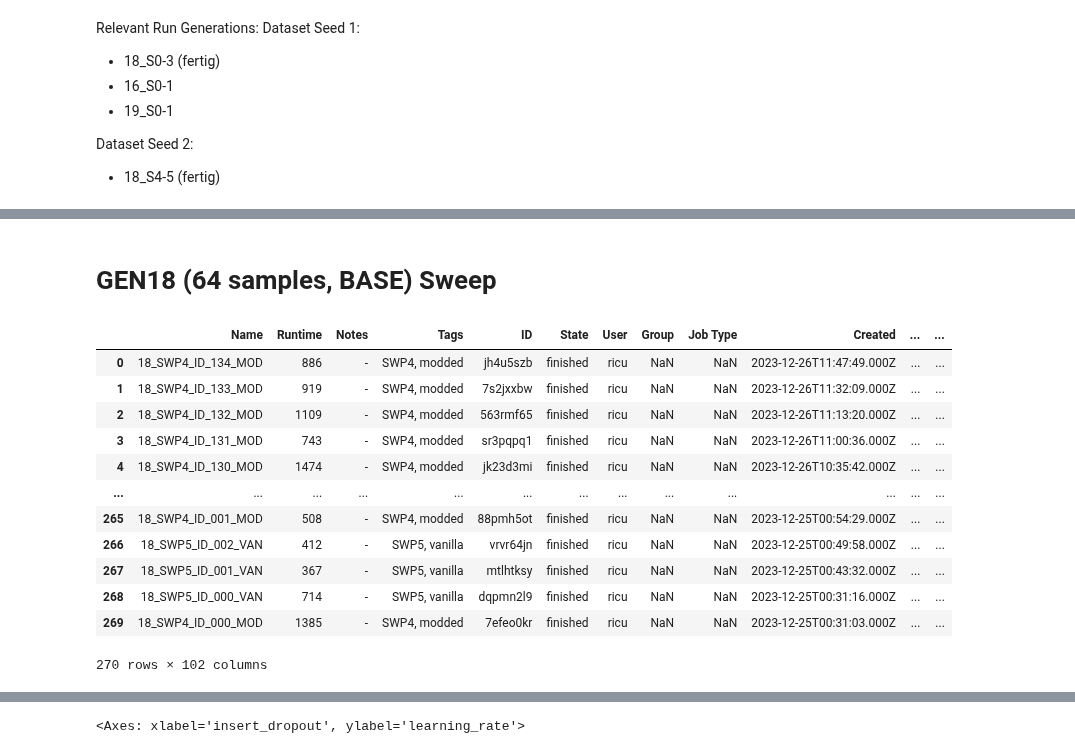
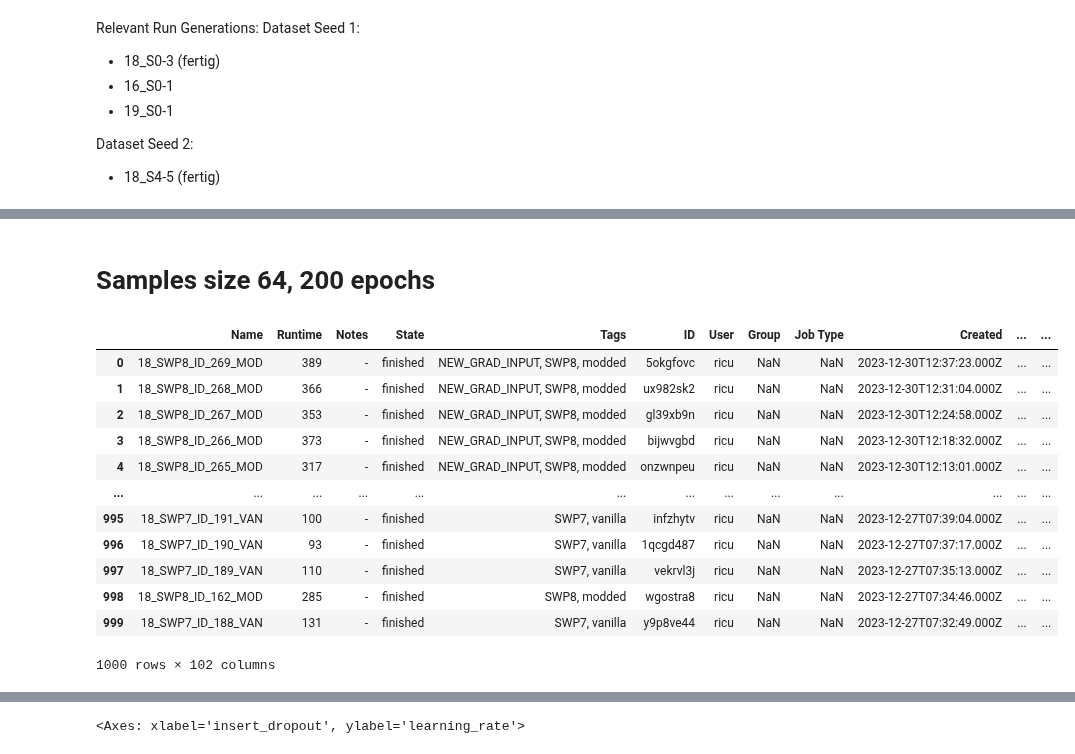
Before and after one commit to Ricu/fantastic-umbrella, a Jupyter notebook: notebooks/plotting_heatmaps.ipynb, the cells around one changed output, grey strips where cells are left out. Saved outputs shown, nothing was run; the diff lists cells and outputs as text; code cells hidden in the pictures.

```diff
--- a/notebooks/plotting_heatmaps.ipynb
+++ b/notebooks/plotting_heatmaps.ipynb
@@ -142,23 +138,23 @@ sns.heatmap(
     annot=True,
     fmt='.2f'
 )
-# %% [markdown]
-# GEN18 (64 samples, BASE) Sweep
+# %% [markdown]
+# Samples size 64, 200 epochs
 # %%
-loc = "18_sweep_qnli_dataset_2.csv"
+loc = "B_0064_sweeps_200various.csv"
 df = read_wandb_csv(loc)
 df
 # %% [output]
-|  | Name | Runtime | Notes | Tags | ID | State | User | Group | Job Type | Created | ... | ... |
-| 0 | 18_SWP4_ID_134_MOD | 886 | - | SWP4, modded | jh4u5szb | finished | ricu | NaN | NaN | 2023-12-26T11:47:49.000Z | ... | ... |
-| 1 | 18_SWP4_ID_133_MOD | 919 | - | SWP4, modded | 7s2jxxbw | finished | ricu | NaN | NaN | 2023-12-26T11:32:09.000Z | ... | ... |
-| 2 | 18_SWP4_ID_132_MOD | 1109 | - | SWP4, modded | 563rmf65 | finished | ricu | NaN | NaN | 2023-12-26T11:13:20.000Z | ... | ... |
-| 3 | 18_SWP4_ID_131_MOD | 743 | - | SWP4, modded | sr3pqpq1 | finished | ricu | NaN | NaN | 2023-12-26T11:00:36.000Z | ... | ... |
-| 4 | 18_SWP4_ID_130_MOD | 1474 | - | SWP4, modded | jk23d3mi | finished | ricu | NaN | NaN | 2023-12-26T10:35:42.000Z | ... | ... |
+|  | Name | Runtime | Notes | State | Tags | ID | User | Group | Job Type | Created | ... | ... |
+| 0 | 18_SWP8_ID_269_MOD | 389 | - | finished | NEW_GRAD_INPUT, SWP8, modded | 5okgfovc | ricu | NaN | NaN | 2023-12-30T12:37:23.000Z | ... | ... |
+| 1 | 18_SWP8_ID_268_MOD | 366 | - | finished | NEW_GRAD_INPUT, SWP8, modded | ux982sk2 | ricu | NaN | NaN | 2023-12-30T12:31:04.000Z | ... | ... |
+| 2 | 18_SWP8_ID_267_MOD | 353 | - | finished | NEW_GRAD_INPUT, SWP8, modded | gl39xb9n | ricu | NaN | NaN | 2023-12-30T12:24:58.000Z | ... | ... |
+| 3 | 18_SWP8_ID_266_MOD | 373 | - | finished | NEW_GRAD_INPUT, SWP8, modded | bijwvgbd | ricu | NaN | NaN | 2023-12-30T12:18:32.000Z | ... | ... |
+| 4 | 18_SWP8_ID_265_MOD | 317 | - | finished | NEW_GRAD_INPUT, SWP8, modded | onzwnpeu | ricu | NaN | NaN | 2023-12-30T12:13:01.000Z | ... | ... |
 | ... | ... | ... | ... | ... | ... | ... | ... | ... | ... | ... | ... | ... |
-| 265 | 18_SWP4_ID_001_MOD | 508 | - | SWP4, modded | 88pmh5ot | finished | ricu | NaN | NaN | 2023-12-25T00:54:29.000Z | ... | ... |
-| 266 | 18_SWP5_ID_002_VAN | 412 | - | SWP5, vanilla | vrvr64jn | finished | ricu | NaN | NaN | 2023-12-25T00:49:58.000Z | ... | ... |
-| 267 | 18_SWP5_ID_001_VAN | 367 | - | SWP5, vanilla | mtlhtksy | finished | ricu | NaN | NaN | 2023-12-25T00:43:32.000Z | ... | ... |
-| 268 | 18_SWP5_ID_000_VAN | 714 | - | SWP5, vanilla | dqpmn2l9 | finished | ricu | NaN | NaN | 2023-12-25T00:31:16.000Z | ... | ... |
-| 269 | 18_SWP4_ID_000_MOD | 1385 | - | SWP4, modded | 7efeo0kr | finished | ricu | NaN | NaN | 2023-12-25T00:31:03.000Z | ... | ... |
+| 995 | 18_SWP7_ID_191_VAN | 100 | - | finished | SWP7, vanilla | infzhytv | ricu | NaN | NaN | 2023-12-27T07:39:04.000Z | ... | ... |
+| 996 | 18_SWP7_ID_190_VAN | 93 | - | finished | SWP7, vanilla | 1qcgd487 | ricu | NaN | NaN | 2023-12-27T07:37:17.000Z | ... | ... |
+| 997 | 18_SWP7_ID_189_VAN | 110 | - | finished | SWP7, vanilla | vekrvl3j | ricu | NaN | NaN | 2023-12-27T07:35:13.000Z | ... | ... |
+| 998 | 18_SWP8_ID_162_MOD | 285 | - | finished | SWP8, modded | wgostra8 | ricu | NaN | NaN | 2023-12-27T07:34:46.000Z | ... | ... |
+| 999 | 18_SWP7_ID_188_VAN | 131 | - | finished | SWP7, vanilla | y9p8ve44 | ricu | NaN | NaN | 2023-12-27T07:32:49.000Z | ... | ... |
-270 rows × 102 columns
+1000 rows × 102 columns
```
Also changed, not shown: parts of 7 cells of this notebook, 14 other files.
